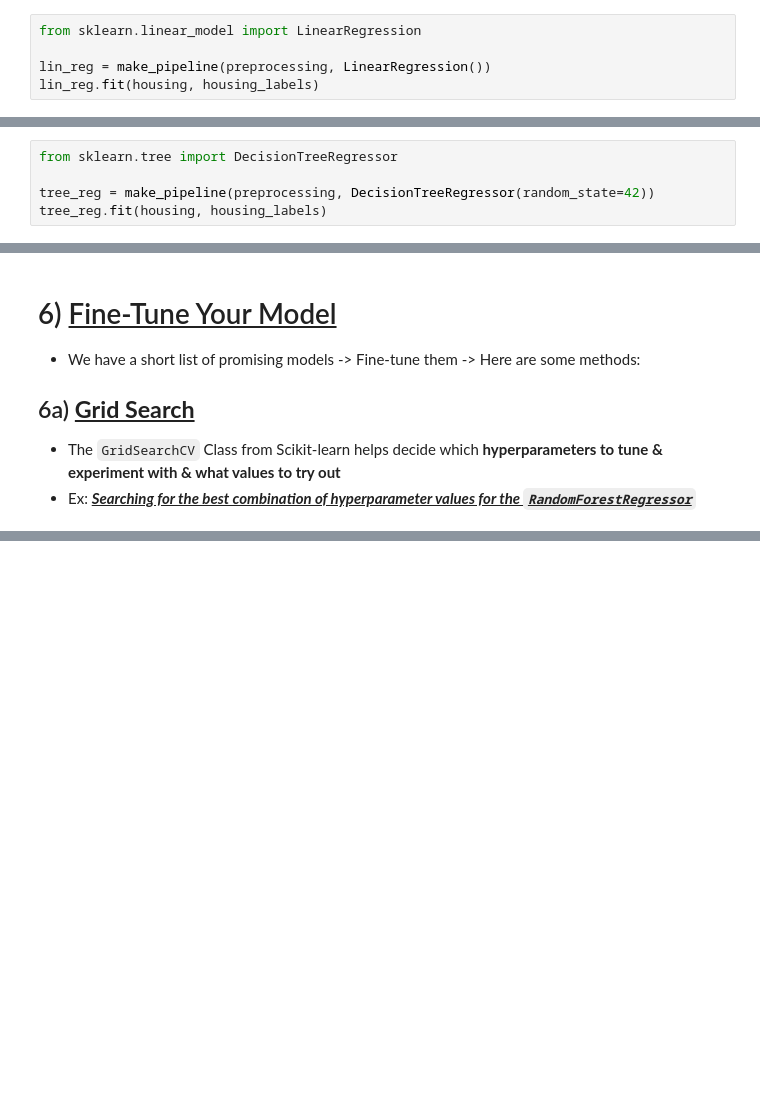
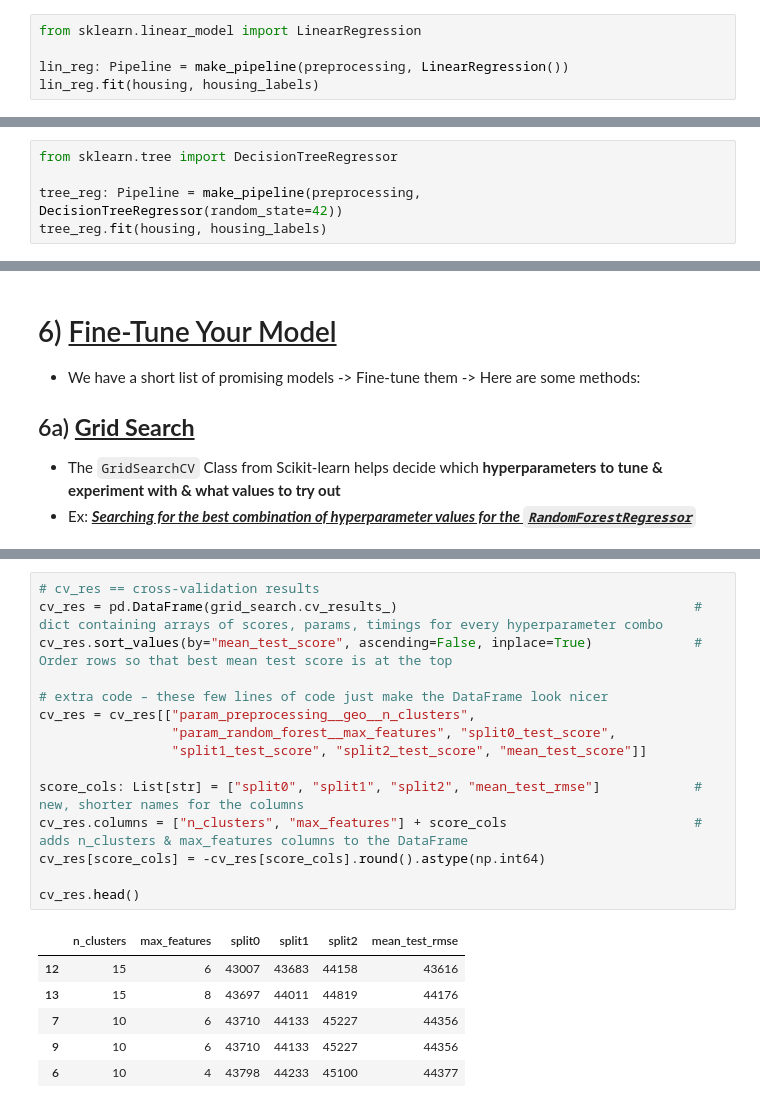
Before and after one commit to matt-chinchilla/Machine-Learning-Repo, a Jupyter notebook: The code/chapter-02-end-to-end-ml/02_end_to_end_machine_learning_project.ipynb, the cells around one changed output, grey strips where cells are left out. Cells and saved outputs as stored; diff of their text form; blank space fills up the shorter version.

```diff
--- a/The code/02_end_to_end_machine_learning_project.ipynb
+++ b/The code/chapter-02-end-to-end-ml/02_end_to_end_machine_learning_project.ipynb
@@ -1240,7 +1242,7 @@ array(['bedrooms__ratio', 'rooms_per_house__ratio',
 # %%
 from sklearn.linear_model import LinearRegression
 
-lin_reg = make_pipeline(preprocessing, LinearRegression())
+lin_reg: Pipeline = make_pipeline(preprocessing, LinearRegression())
 lin_reg.fit(housing, housing_labels)
 # %% [output]
 Pipeline(steps=[('columntransformer',
@@ -1308,7 +1312,7 @@ lin_rmse
 # %%
 from sklearn.tree import DecisionTreeRegressor
 
-tree_reg = make_pipeline(preprocessing, DecisionTreeRegressor(random_state=42))
+tree_reg: Pipeline = make_pipeline(preprocessing, DecisionTreeRegressor(random_state=42))
 tree_reg.fit(housing, housing_labels)
 # %% [output]
 Pipeline(steps=[('columntransformer',
@@ -1438,0 +1484,22 @@ GridSearchCV(cv=3,
+# %%
+# cv_res == cross-validation results
+cv_res = pd.DataFrame(grid_search.cv_results_)                                      # dict containing arrays of scores, params, timings for every hyperparameter combo
+cv_res.sort_values(by="mean_test_score", ascending=False, inplace=True)             # Order rows so that best mean test score is at the top
+
+# extra code – these few lines of code just make the DataFrame look nicer
+cv_res = cv_res[["param_preprocessing__geo__n_clusters",
+                 "param_random_forest__max_features", "split0_test_score",
+                 "split1_test_score", "split2_test_score", "mean_test_score"]]
+
+score_cols: List[str] = ["split0", "split1", "split2", "mean_test_rmse"]            # new, shorter names for the columns
+cv_res.columns = ["n_clusters", "max_features"] + score_cols                        # adds n_clusters & max_features columns to the DataFrame
+cv_res[score_cols] = -cv_res[score_cols].round().astype(np.int64)
+
+cv_res.head()
+# %% [output]
+|  | n_clusters | max_features | split0 | split1 | split2 | mean_test_rmse |
+| 12 | 15 | 6 | 43007 | 43683 | 44158 | 43616 |
+| 13 | 15 | 8 | 43697 | 44011 | 44819 | 44176 |
+| 7 | 10 | 6 | 43710 | 44133 | 45227 | 44356 |
+| 9 | 10 | 6 | 43710 | 44133 | 45227 | 44356 |
+| 6 | 10 | 4 | 43798 | 44233 | 45100 | 44377 |
```
Also changed, not shown: parts of 11 cells of this notebook, 15 other files.
